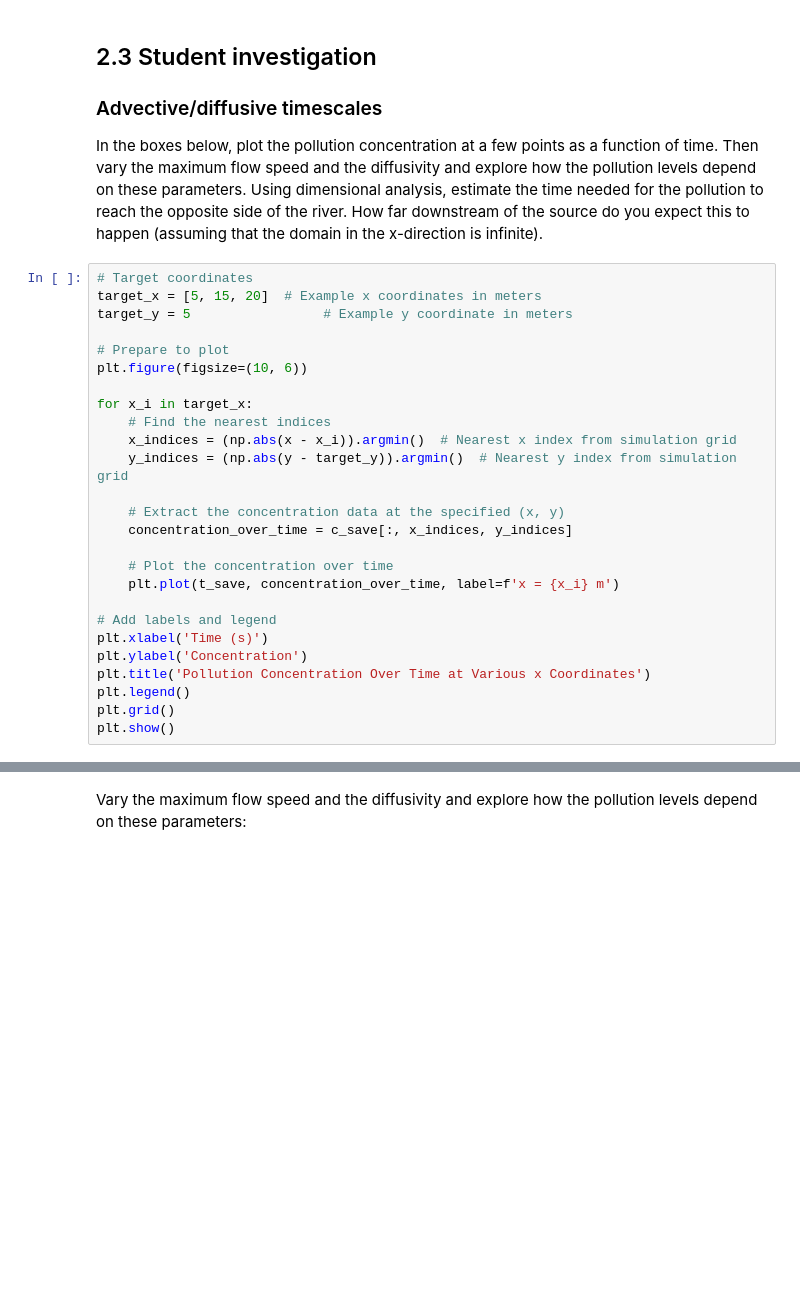
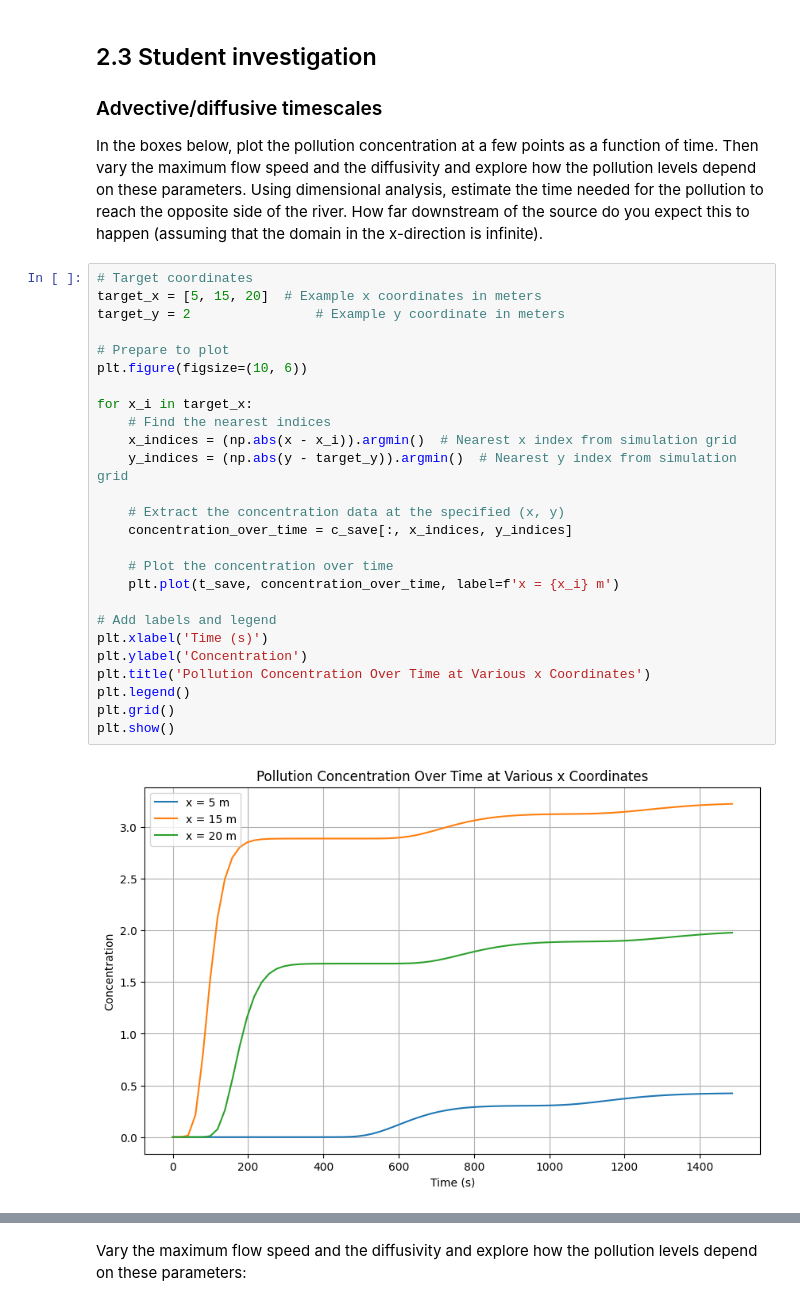
Before and after one commit to raindrop314159/QCES-LNM, a Jupyter notebook: Project2_transport.ipynb, the cells around one changed output, grey strips where cells are left out. Cells and saved outputs as stored; diff of their text form; blank space fills up the shorter version.

```diff
--- a/Project2_transport.ipynb
+++ b/Project2_transport.ipynb
@@ -451,26 +589,28 @@ In the boxes below, plot the pollution concentration at a few points as a functi
 # %%
 # Target coordinates
 target_x = [5, 15, 20]  # Example x coordinates in meters
-target_y = 5                 # Example y coordinate in meters
+target_y = 2                # Example y coordinate in meters
 
 # Prepare to plot
 plt.figure(figsize=(10, 6))
 
 for x_i in target_x:
     # Find the nearest indices
     x_indices = (np.abs(x - x_i)).argmin()  # Nearest x index from simulation grid
     y_indices = (np.abs(y - target_y)).argmin()  # Nearest y index from simulation grid
 
     # Extract the concentration data at the specified (x, y)
     concentration_over_time = c_save[:, x_indices, y_indices]
 
     # Plot the concentration over time
     plt.plot(t_save, concentration_over_time, label=f'x = {x_i} m')
 
 # Add labels and legend
 plt.xlabel('Time (s)')
 plt.ylabel('Concentration')
 plt.title('Pollution Concentration Over Time at Various x Coordinates')
 plt.legend()
 plt.grid()
 plt.show()
+# %% [output]
+[figure, added]
```
Also changed, not shown: parts of 14 cells of this notebook.
